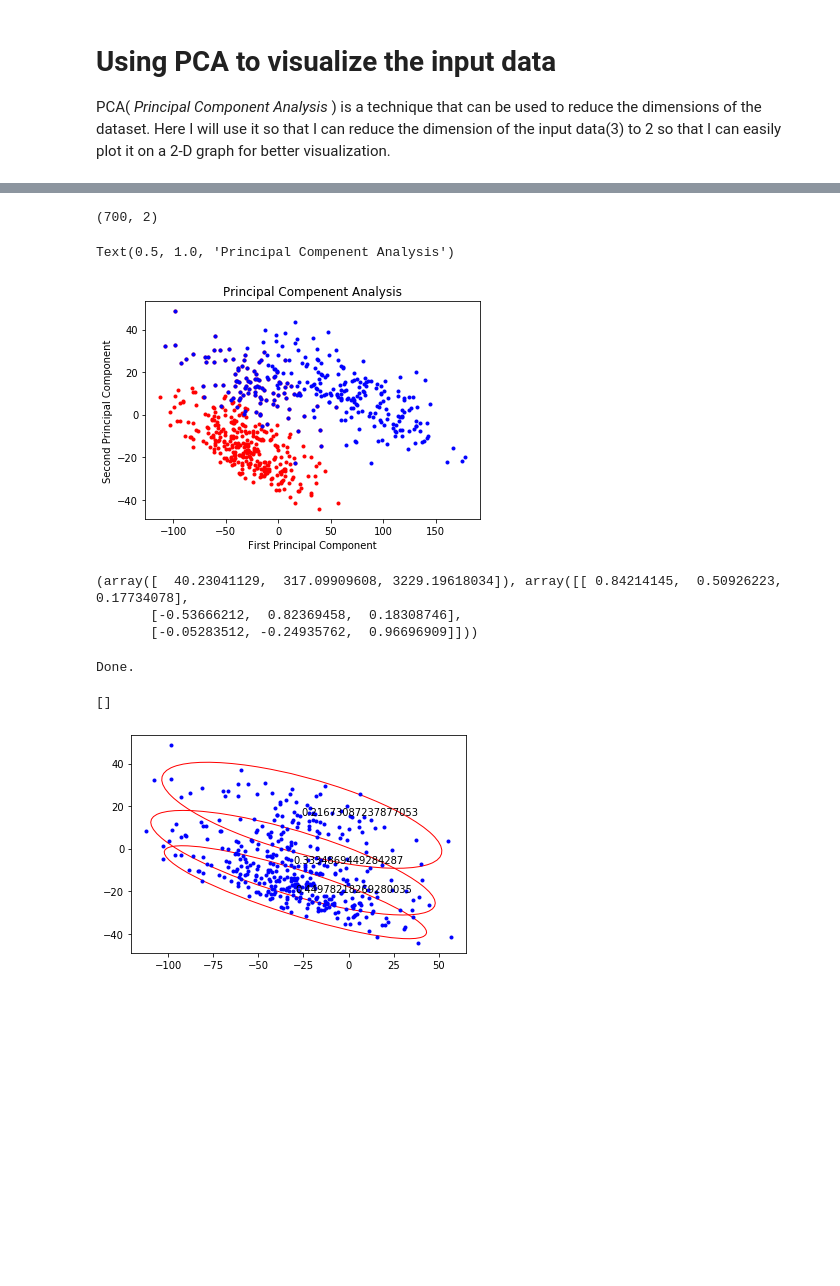
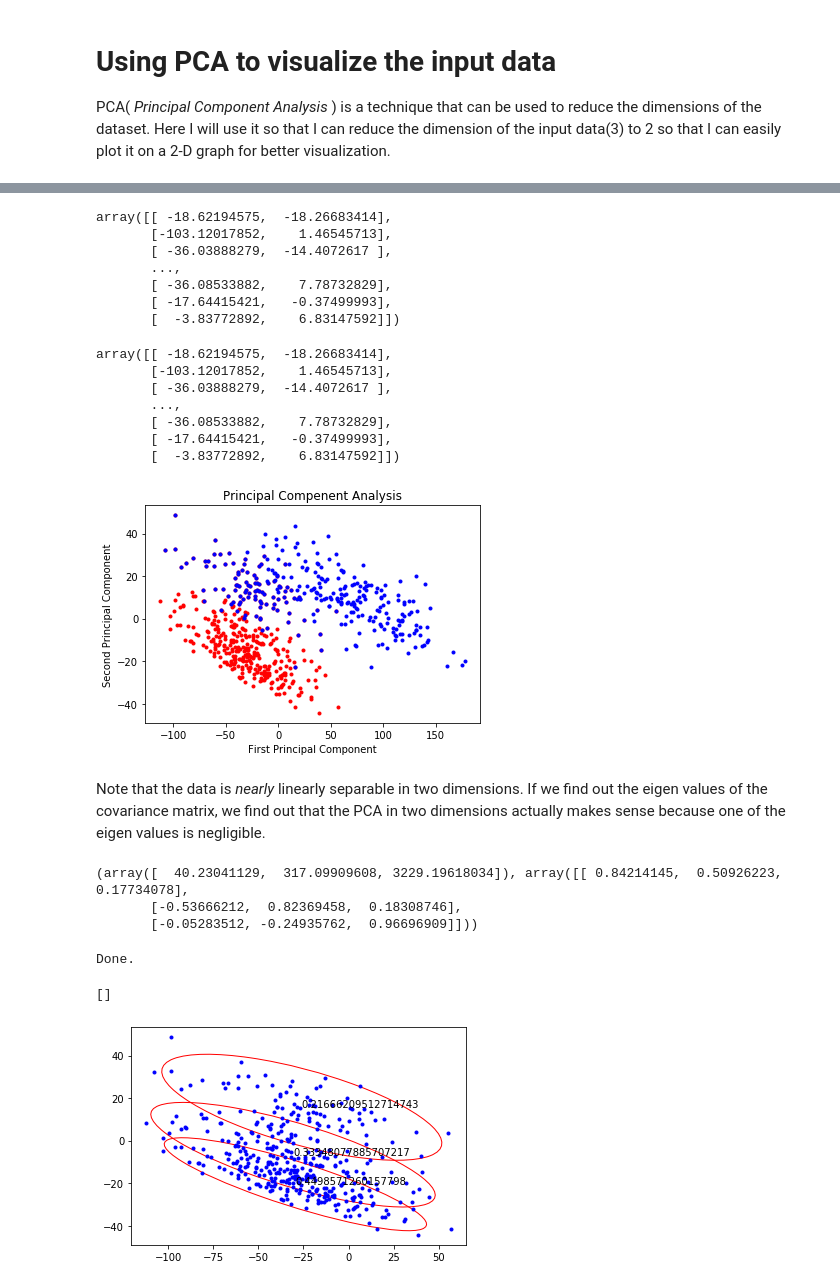
Before and after one commit to varundesai10/ELL409_Assignment1, a Jupyter notebook: question1.ipynb, the cells around one changed output, grey strips where cells are left out. Cells and saved outputs as stored; diff of their text form; code cells hidden in the pictures; blank space fills up the shorter version.

```diff
--- a/question1.ipynb
+++ b/question1.ipynb
@@ -95,7 +99,7 @@ Confusion Matrix = [[169.  32.]
 from tqdm import tqdm
 TP = []
 FP = []
-for p0 in tqdm(np.linspace(0.000000001,0.999999999999,10000)):
+for p0 in tqdm(np.linspace(0.000000001,0.999999999999,100)):
     p = np.log(p0/(1 - p0))
     def g2(x):
         y = p + s -0.5*((x - u0) @ s0 @ (x-u0).T - (x - u1) @ s1 @ (x - u1))
@@ -435,24 +494,43 @@ PCA( _Principal Component Analysis_ ) is a technique that can be used to reduce
 # %%
 #data visualization with PCA, so that i can reduce the number of dimensions to 2 and plot them easily.
 from sklearn.decomposition import PCA
-pca = PCA(n_components = 2)
+pca = PCA(n_components = 2, svd_solver = 'randomized', random_state = 1)
 X_ = pca.fit_transform(X);
+X_ = pca.fit_transform(X)
 # %%
 X_.shape
+X_
 # %% [output]
-(700, 2)
+array([[ -18.62194575,  -18.26683414],
+       [-103.12017852,    1.46545713],
+       [ -36.03888279,  -14.4072617 ],
+       ...,
+       [ -36.08533882,    7.78732829],
+       [ -17.64415421,   -0.37499993],
+       [  -3.83772892,    6.83147592]])
 # %%
 X__0 = X_[Y==0]
 X__1 = X_[Y==1]
-
-plt.plot(X__0[:,0],X__0[:,1], 'r.');
-plt.plot(X__1[:,0],X__1[:,1], 'b.');
-plt.xlabel('First Principal Component')
-plt.ylabel('Second Principal Component')
-plt.title("Principal Compenent Analysis")
+plt.close()
+fig, ax = plt.subplots()
+#ax.set_xlim(left = -50,right = 50)
+ax.plot(X__0[:,0],X__0[:,1], 'r.');
+ax.plot(X__1[:,0],X__1[:,1], 'b.');
+ax.set_xlabel('First Principal Component')
+ax.set_ylabel('Second Principal Component')
+ax.set_title("Principal Compenent Analysis")
+X_
 # %% [output]
-Text(0.5, 1.0, 'Principal Compenent Analysis')
+array([[ -18.62194575,  -18.26683414],
+       [-103.12017852,    1.46545713],
+       [ -36.03888279,  -14.4072617 ],
+       ...,
+       [ -36.08533882,    7.78732829],
+       [ -17.64415421,   -0.37499993],
+       [  -3.83772892,    6.83147592]])
 [figure]
+# %% [markdown]
+Note that the data is _nearly_ linearly separable in two dimensions. If we find out the eigen values of the covariance matrix, we find out that the PCA in two dimensions actually makes sense because one of the eigen values is negligible.
 # %%
 a = np.linalg.eigh(np.cov(X, rowvar = False))
 print(a)
@@ -469,31 +547,6 @@ U = a_[1]
 P = a_[0]
 S = a_[2]
 def confidence_ellipse(cov, u, ax, n_std=3.0, facecolor='none', **kwargs):
-    """
-    Create a plot of the covariance confidence ellipse of `x` and `y`
-
-    Parameters
-    ----------
-    x, y : array_like, shape (n, )
-        Input data.
-
-    ax : matplotlib.axes.Axes
-        The axes object to draw the ellipse into.
-
-    n_std : float
-        The number of standard deviations to determine the ellipse's radiuses.
-
-    Returns
-    -------
-    matplotlib.patches.Ellipse
-
-    Other parameters
-    ----------------
-    kwargs : `~matplotlib.patches.Patch` properties
-    """
-
-
-
 
     pearson = cov[0, 1]/np.sqrt(cov[0, 0] * cov[1, 1])
     # Using a special case to obtain the eigenvalues of this
@@ -506,31 +559,31 @@ def confidence_ellipse(cov, u, ax, n_std=3.0, facecolor='none', **kwargs):
         facecolor=facecolor,
         **kwargs)
 
     # Calculating the stdandard deviation of x from
     # the squareroot of the variance and multiplying
     # with the given number of standard deviations.
     scale_x = np.sqrt(cov[0, 0]) * n_std
     mean_x = u[0]
 
     # calculating the stdandard deviation of y ...
     scale_y = np.sqrt(cov[1, 1]) * n_std
     mean_y = u[1]
 
     transf = transforms.Affine2D() \
         .rotate_deg(45) \
         .scale(scale_x, scale_y) \
         .translate(mean_x, mean_y)
 
     ellipse.set_transform(transf + ax.transData)
     return ax.add_patch(ellipse)
 fig, ax = plt.subplots()
 ax.plot(X__0[:,0], X__0[:, 1], 'b.')
 
 for k in range(U.shape[0]):
     ax.text(U[k][0], U[k][1], "{}".format(P[k]))
     confidence_ellipse(S[k], U[k], ax, n_std=2.5, edgecolor='red')
 plt.plot()
 # %% [output]
 Done.
 []
-[figure, old version]
+[figure, new version]
```
Also changed, not shown: parts of 32 cells of this notebook, 6 other files.
